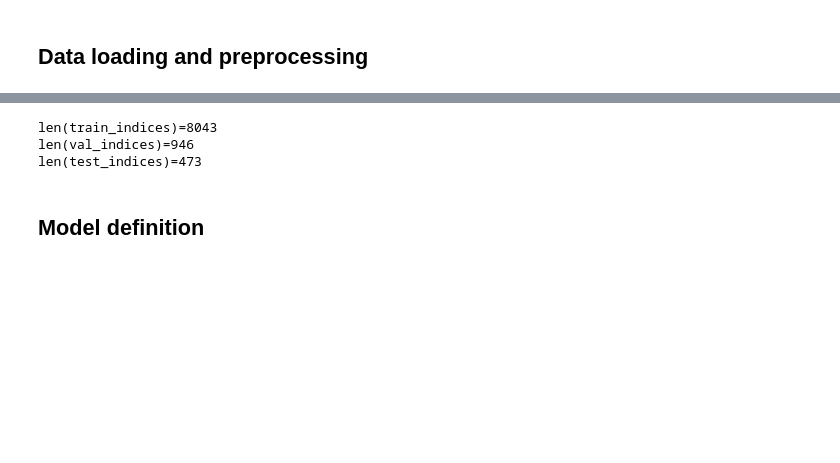
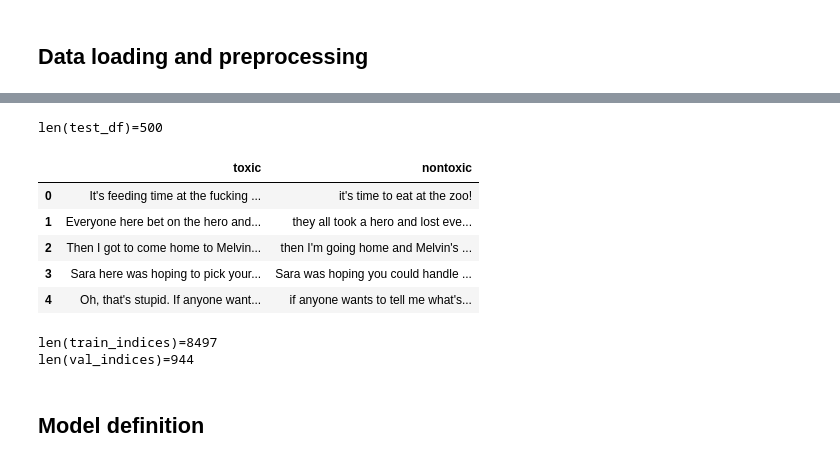
Before and after one commit to dsomni/text-detoxification, a Jupyter notebook: notebooks/3.0-finetunning-bart.ipynb, the cells around one changed output, grey strips where cells are left out. Saved outputs shown, nothing was run; the diff lists cells and outputs as text; code cells hidden in the pictures; blank space fills up the shorter version.

```diff
--- a/notebooks/3.0-finetunning-bart.ipynb
+++ b/notebooks/3.0-finetunning-bart.ipynb
@@ -36,24 +35,33 @@ len(df)=9462
 | 2 | Damn It! | oh, my God. |
 | 3 | Help me, you cunt! | Aitchi, help me! |
 | 4 | Look at that shit. | look at this. |
+# %%
+test_df = pd.read_csv("../data/raw/test.csv")
+print(f"{len(test_df)=}")
+test_df.head()
+# %% [output]
+len(test_df)=500
+|  | toxic | nontoxic |
+| 0 | It's feeding time at the fucking ... | it's time to eat at the zoo! |
+| 1 | Everyone here bet on the hero and... | they all took a hero and lost eve... |
+| 2 | Then I got to come home to Melvin... | then I'm going home and Melvin's ... |
+| 3 | Sara here was hoping to pick your... | Sara was hoping you could handle ... |
+| 4 | Oh, that's stupid. If anyone want... | if anyone wants to tell me what's... |
 # %%
-train_seq, val_seq, test_seq = random_split(
+train_seq, val_seq = random_split(
     range(len(df)),  # type: ignore
-    [0.85, 0.1, 0.05],
+    [0.9, 0.1],
     generator=torch.Generator().manual_seed(MANUAL_SEED),
 )
-train_indices, val_indices, test_indices = (
+train_indices, val_indices = (
     list(train_seq.indices),
     list(val_seq.indices),
-    list(test_seq.indices),
 )
 print(f"{len(train_indices)=}")
 print(f"{len(val_indices)=}")
-print(f"{len(test_indices)=}")
 # %% [output]
-len(train_indices)=8043
-len(val_indices)=946
-len(test_indices)=473
+len(train_indices)=8497
+len(val_indices)=944
 # %% [markdown]
 ## Model definition
 # %%
```
Also changed, not shown: parts of 9 cells of this notebook, 1 other file.
